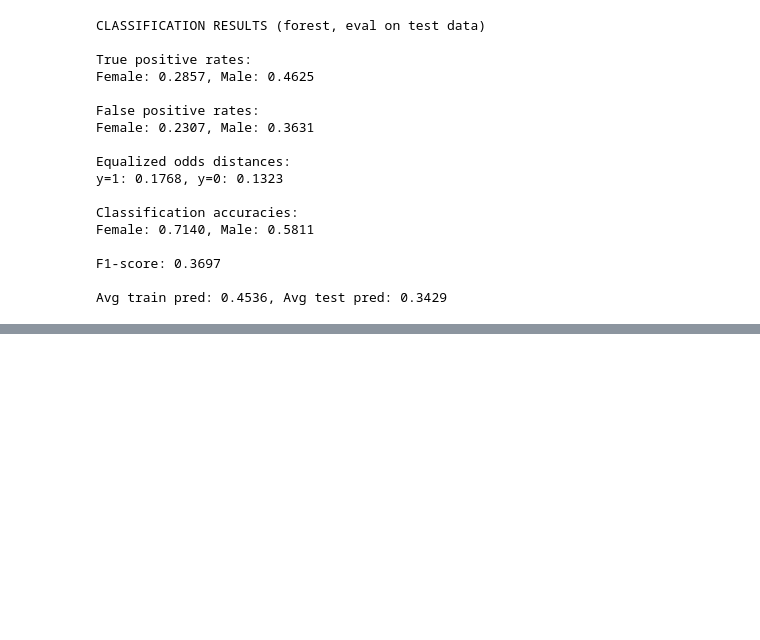
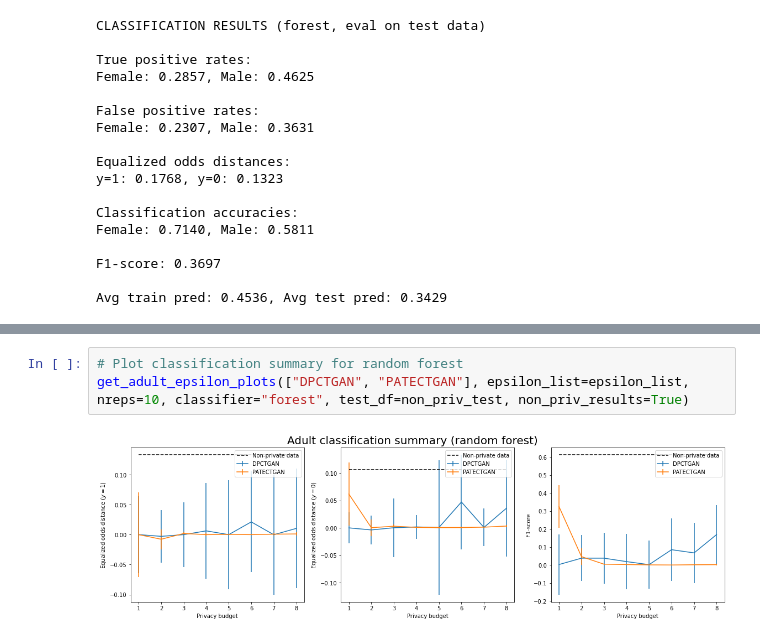
Before and after one commit to kgrabarz/microsoft_capstone_fall_2021, a Jupyter notebook: Code/Pipelines_and_EDA/Adult_Synthetic_Data_Distributions.ipynb, the cells around one changed output, grey strips where cells are left out. Cells and saved outputs as stored; diff of their text form; blank space fills up the shorter version.

```diff
--- a/Code/Pipelines_and_EDA/Adult_Synthetic_Data_Distributions.ipynb
+++ b/Code/Pipelines_and_EDA/Adult_Synthetic_Data_Distributions.ipynb
@@ -432,0 +634,5 @@ Avg train pred: 0.4536, Avg test pred: 0.3429
+# %%
+# Plot classification summary for random forest
+get_adult_epsilon_plots(["DPCTGAN", "PATECTGAN"], epsilon_list=epsilon_list, nreps=10, classifier="forest", test_df=non_priv_test, non_priv_results=True)
+# %% [output]
+[figure, added]
```
Also changed, not shown: parts of 8 cells of this notebook.
